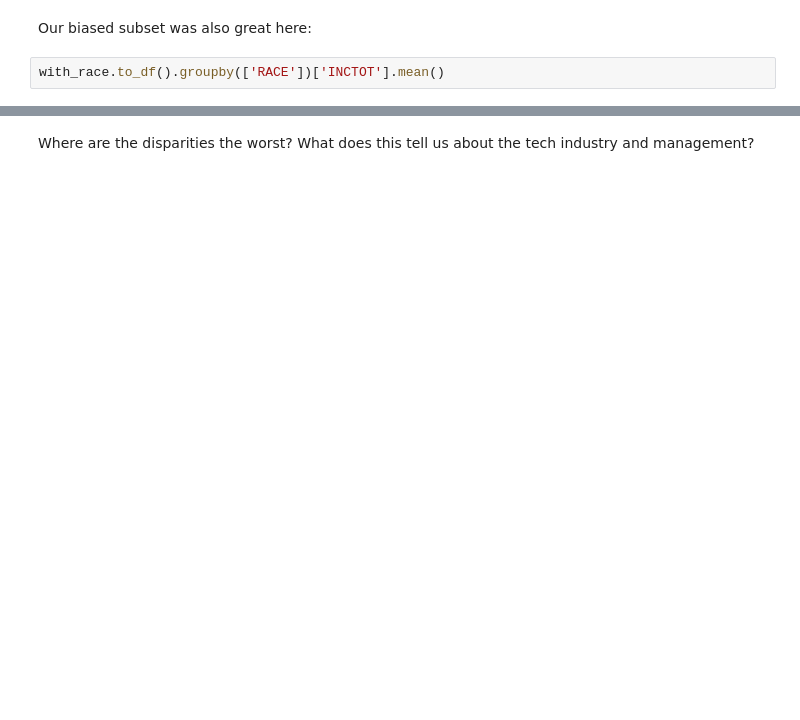
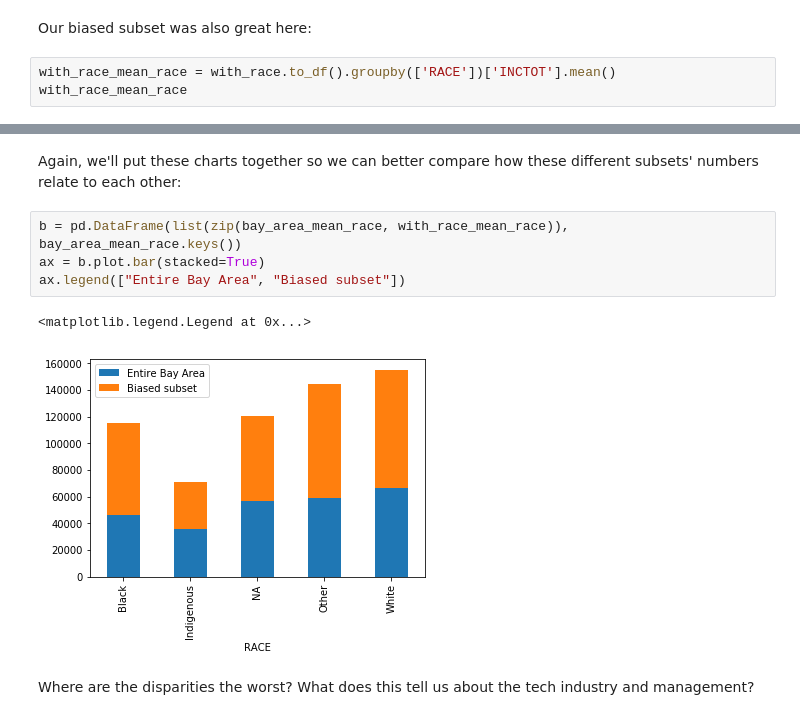
Before and after one commit to ds-modules/GWS-131, a Jupyter notebook: 02-Analysis.ipynb, the cells around one changed output, grey strips where cells are left out. Drawn from its saved outputs; the diff is of its cells as text; blank space fills up the shorter version.

```diff
--- a/02-Analysis.ipynb
+++ b/02-Analysis.ipynb
@@ -569,4 +614,5 @@ bay_area.groupby(['RACE'])['INCTOT'].mean().plot.bar()
 # %% [markdown]
 Our biased subset was also great here:
 # %%
-with_race.to_df().groupby(['RACE'])['INCTOT'].mean()
+with_race_mean_race = with_race.to_df().groupby(['RACE'])['INCTOT'].mean()
+with_race_mean_race
@@ -575,2 +632,11 @@ with_race.to_df().groupby(['RACE'])['INCTOT'].mean().plot.bar()
+# %% [markdown]
+Again, we'll put these charts together so we can better compare how these different subsets' numbers relate to each other:
+# %%
+b = pd.DataFrame(list(zip(bay_area_mean_race, with_race_mean_race)), bay_area_mean_race.keys())
+ax = b.plot.bar(stacked=True)
+ax.legend(["Entire Bay Area", "Biased subset"])
+# %% [output]
+<matplotlib.legend.Legend at 0x...>
+[figure, added]
 # %% [markdown]
 Where are the disparities the worst? What does this tell us about the tech industry and management?
```
Also changed, not shown: parts of 26 cells of this notebook.
